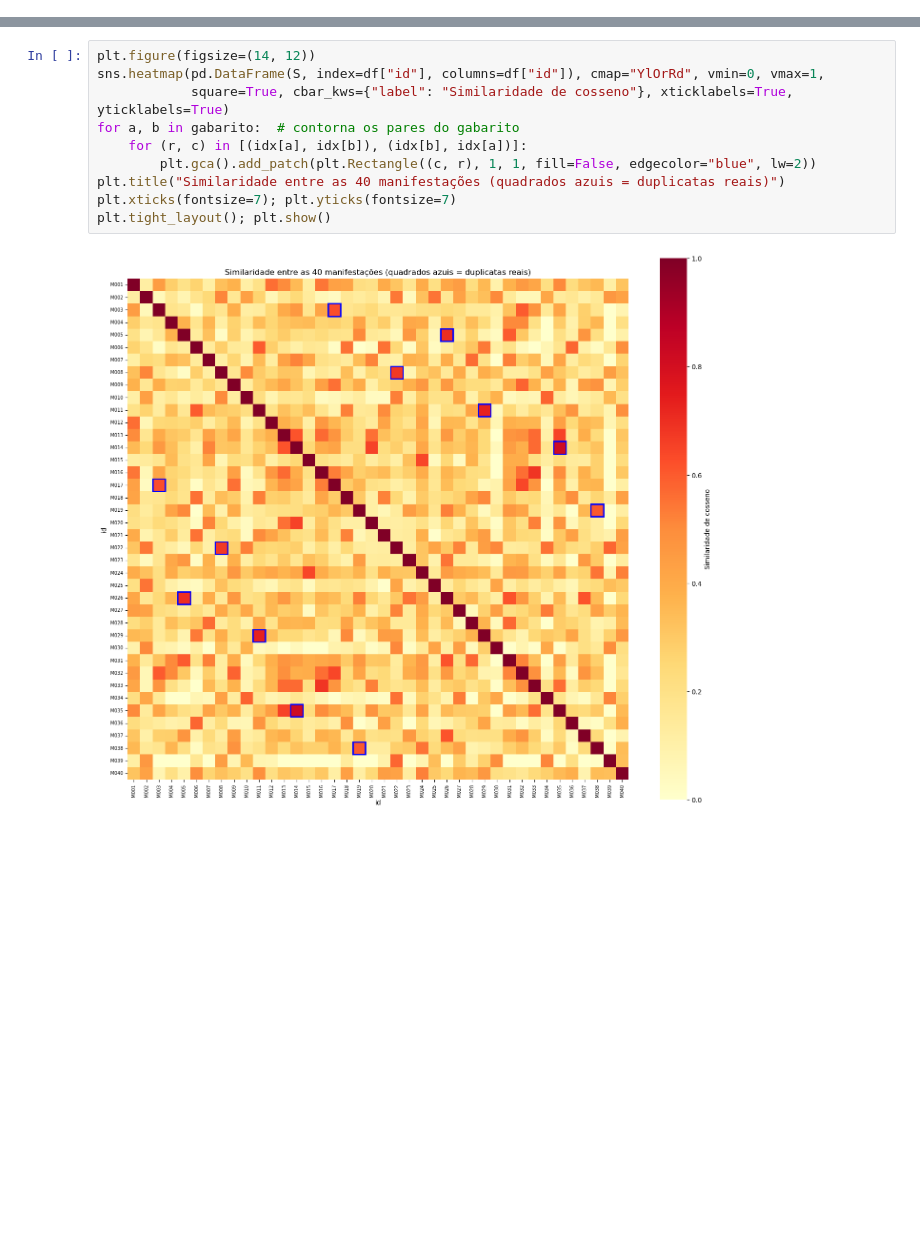
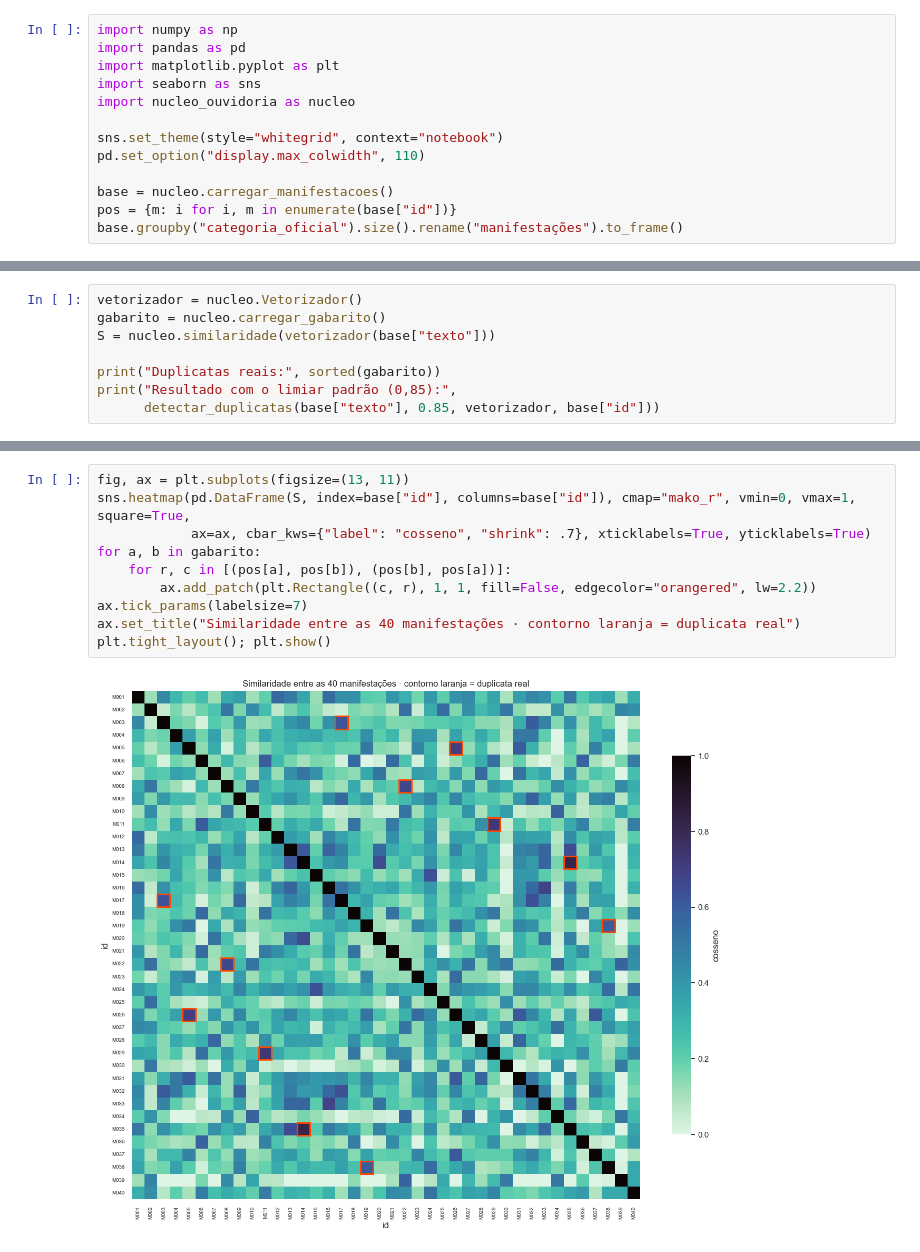
Before and after one commit to NicolasBritoFC/trabalhos-ri-busca, a Jupyter notebook: desafio_ouvidoria/deteccao_duplicatas.ipynb, the cells around one changed output, grey strips where cells are left out. Saved outputs shown, nothing was run; the diff lists cells and outputs as text; blank space fills up the shorter version.

```diff
--- a/desafio_ouvidoria/deteccao_duplicatas.ipynb
+++ b/desafio_ouvidoria/deteccao_duplicatas.ipynb
@@ -66,0 +6,13 @@ detectar_duplicatas(df["texto"], limiar=0.85, ids=df["id"].tolist())
+# %%
+import numpy as np
+import pandas as pd
+import matplotlib.pyplot as plt
+import seaborn as sns
+import nucleo_ouvidoria as nucleo
+
+sns.set_theme(style="whitegrid", context="notebook")
+pd.set_option("display.max_colwidth", 110)
+
+base = nucleo.carregar_manifestacoes()
+pos = {m: i for i, m in enumerate(base["id"])}
+base.groupby("categoria_oficial").size().rename("manifestações").to_frame()
@@ -66,0 +45,8 @@ detectar_duplicatas(df["texto"], limiar=0.85, ids=df["id"].tolist())
+# %%
+vetorizador = nucleo.Vetorizador()
+gabarito = nucleo.carregar_gabarito()
+S = nucleo.similaridade(vetorizador(base["texto"]))
+
+print("Duplicatas reais:", sorted(gabarito))
+print("Resultado com o limiar padrão (0,85):",
+      detectar_duplicatas(base["texto"], 0.85, vetorizador, base["id"]))
@@ -69,13 +59,13 @@ detectar_duplicatas(df["texto"], limiar=0.85, ids=df["id"].tolist())
 # %%
-plt.figure(figsize=(14, 12))
-sns.heatmap(pd.DataFrame(S, index=df["id"], columns=df["id"]), cmap="YlOrRd", vmin=0, vmax=1,
-            square=True, cbar_kws={"label": "Similaridade de cosseno"}, xticklabels=True, yticklabels=True)
-for a, b in gabarito:  # contorna os pares do gabarito
-    for (r, c) in [(idx[a], idx[b]), (idx[b], idx[a])]:
-        plt.gca().add_patch(plt.Rectangle((c, r), 1, 1, fill=False, edgecolor="blue", lw=2))
-plt.title("Similaridade entre as 40 manifestações (quadrados azuis = duplicatas reais)")
-plt.xticks(fontsize=7); plt.yticks(fontsize=7)
+fig, ax = plt.subplots(figsize=(13, 11))
+sns.heatmap(pd.DataFrame(S, index=base["id"], columns=base["id"]), cmap="mako_r", vmin=0, vmax=1, square=True,
+            ax=ax, cbar_kws={"label": "cosseno", "shrink": .7}, xticklabels=True, yticklabels=True)
+for a, b in gabarito:
+    for r, c in [(pos[a], pos[b]), (pos[b], pos[a])]:
+        ax.add_patch(plt.Rectangle((c, r), 1, 1, fill=False, edgecolor="orangered", lw=2.2))
+ax.tick_params(labelsize=7)
+ax.set_title("Similaridade entre as 40 manifestações · contorno laranja = duplicata real")
 plt.tight_layout(); plt.show()
 # %% [output]
-[figure, old version]
+[figure, new version]
 # %% [markdown]
```
Also changed, not shown: parts of 20 cells of this notebook, 10 other files.
